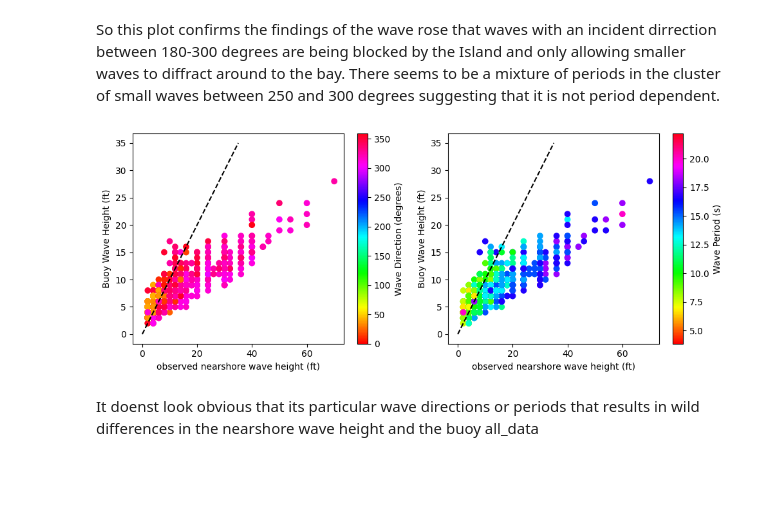
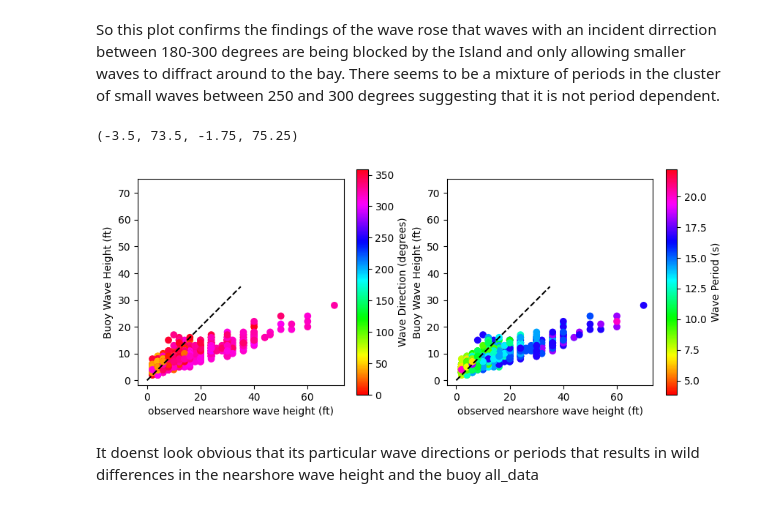
Before and after one commit to BenHowey/personal_projects, a Jupyter notebook: wavedata_analysis.ipynb, the cells around one changed output. Saved outputs shown, nothing was run; the diff lists cells and outputs as text; code cells hidden in the pictures; blank space fills up the shorter version.

```diff
--- a/wavedata_analysis.ipynb
+++ b/wavedata_analysis.ipynb
@@ -228,22 +226,24 @@ So this plot confirms the findings of the wave rose that waves with an incident
 # %%
 %matplotlib inline
 plt.figure(figsize=(10, 4))
 plt.subplot(1,2,1)
 plt.scatter(all_data['nshor'],all_data['WVHT'], c=all_data['MWD'], cmap='hsv')
 plt.plot([0,35],[0,35],'k--')
 plt.ylabel('Buoy Wave Height (ft)')
 plt.xlabel('observed nearshore wave height (ft)')
 plt.colorbar(label='Wave Direction (degrees)')
+plt.axis('square')
 
 plt.subplot(1,2,2)
 plt.scatter(all_data['nshor'],all_data['WVHT'], c=all_data['DPD'], cmap='hsv')
 plt.plot([0,35],[0,35],'k--')
 plt.ylabel('Buoy Wave Height (ft)')
 plt.xlabel('observed nearshore wave height (ft)')
 plt.colorbar(label='Wave Period (s)')
-plt.tight_layout()
+plt.axis('square')
 # %% [output]
+(-3.5, 73.5, -1.75, 75.25)
-[figure, old version]
+[figure, new version]
 # %% [markdown]
 It doenst look obvious that its particular wave directions or periods that results in wild differences in the nearshore wave height and the buoy all_data
 # %%
```
Also changed, not shown: parts of 1 cell of this notebook.
